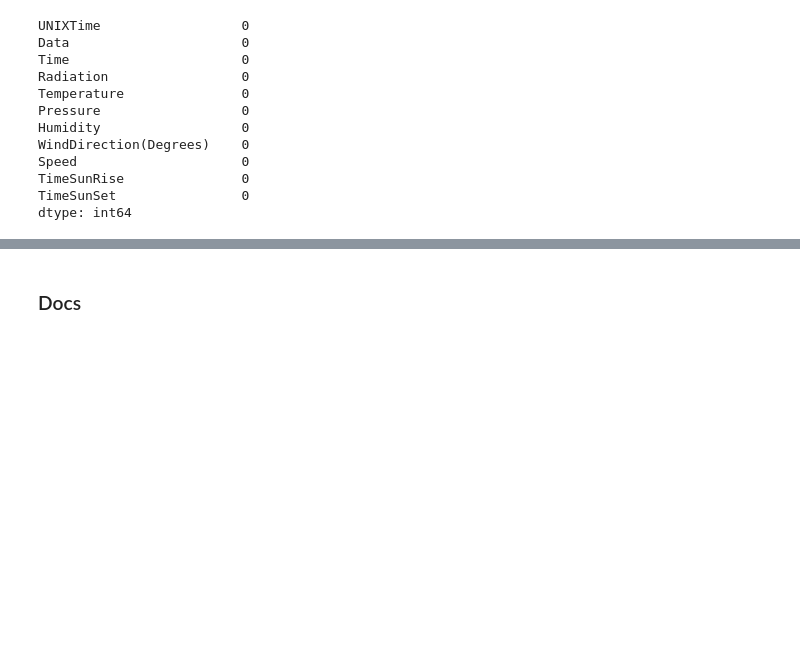
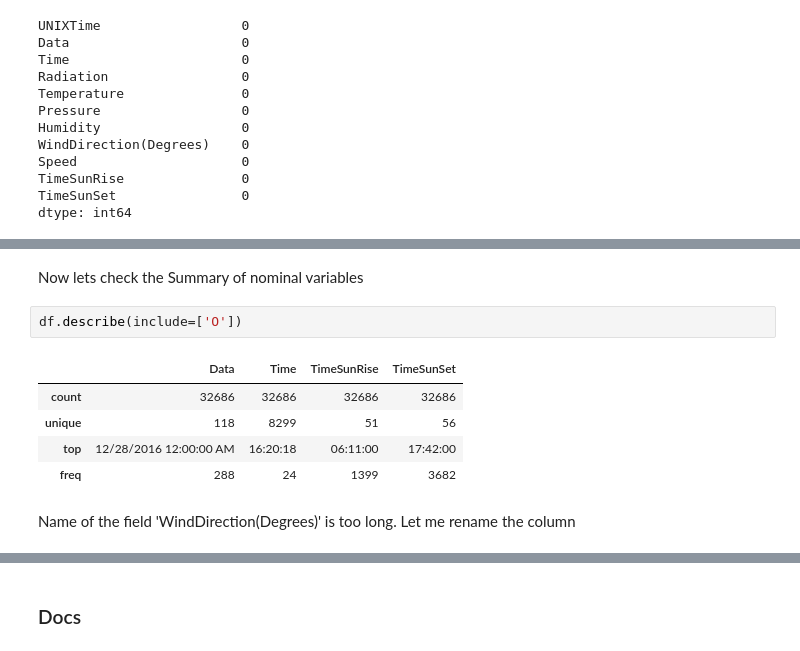
Before and after one commit to ninadcpa/DSC630, a Jupyter notebook: Predictive_Analytics_Final_Project.ipynb, the cells around one changed output, grey strips where cells are left out. Drawn from its saved outputs; the diff is of its cells as text; blank space fills up the shorter version.

```diff
--- a/Predictive_Analytics_Final_Project.ipynb
+++ b/Predictive_Analytics_Final_Project.ipynb
@@ -277,0 +294,12 @@ dtype: int64
+# %% [markdown]
+Now lets check the Summary of nominal variables
+# %%
+df.describe(include=['O'])
+# %% [output]
+|  | Data | Time | TimeSunRise | TimeSunSet |
+| count | 32686 | 32686 | 32686 | 32686 |
+| unique | 118 | 8299 | 51 | 56 |
+| top | 12/28/2016 12:00:00 AM | 16:20:18 | 06:11:00 | 17:42:00 |
+| freq | 288 | 24 | 1399 | 3682 |
+# %% [markdown]
+Name of the field 'WindDirection(Degrees)' is too long. Let me rename the column
```
Also changed, not shown: parts of 15 cells of this notebook.
